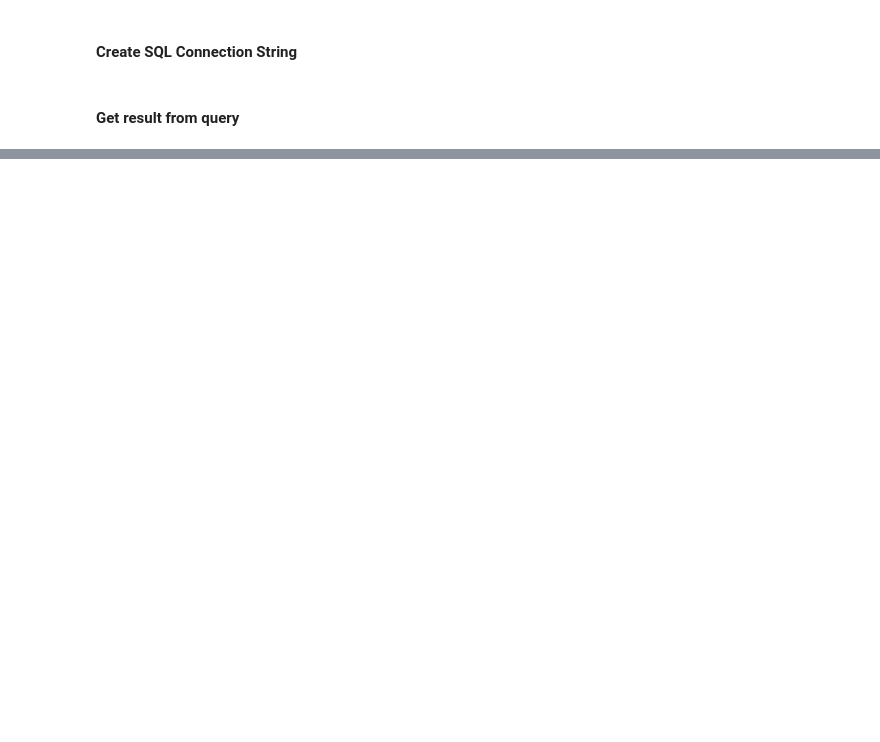
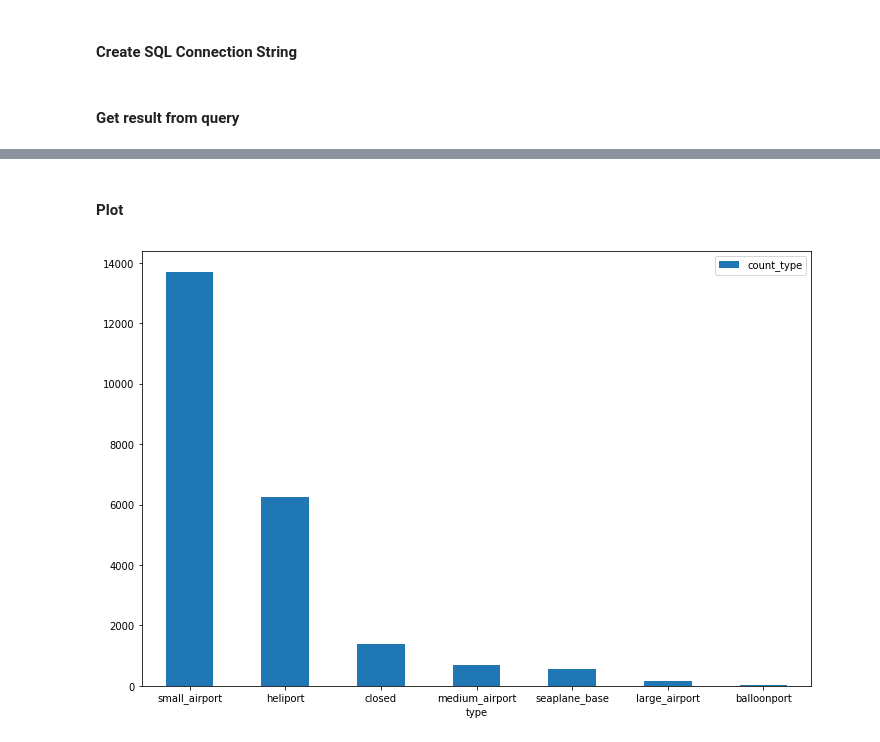
Before and after one commit to supratim94336/DataEngineeringCapstoneProject, a Jupyter notebook: Tester.ipynb, the cells around one changed output, grey strips where cells are left out. Drawn from its saved outputs; the diff is of its cells as text; code cells hidden in the pictures; blank space fills up the shorter version.

```diff
--- a/Tester.ipynb
+++ b/Tester.ipynb
@@ -60,0 +145,11 @@ test = pd.read_sql_query(test_query, redshift_engine)
+# %%
+# different kinds of airports in US
+query = """
+SELECT top 10 distinct type, count(*) AS count_type
+FROM project.airport_codes
+WHERE iso_country = 'US'
+GROUP BY type
+ORDER BY count_type DESC
+"""
+df = pr.redshift_to_pandas(query)
+df
@@ -60,0 +165,7 @@ test = pd.read_sql_query(test_query, redshift_engine)
+# %% [markdown]
+#### Plot
+# %%
+df.plot.bar(x='type', y='count_type', figsize=(12,8), rot=0)
+plt.show()
+# %% [output]
+[figure, added]
```
Also changed, not shown: parts of 26 cells of this notebook, 11 other files.
